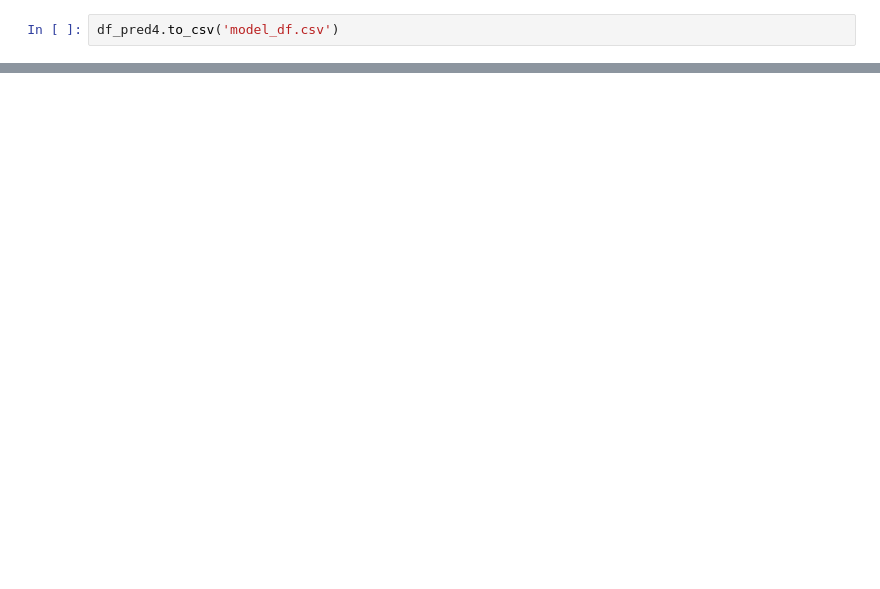
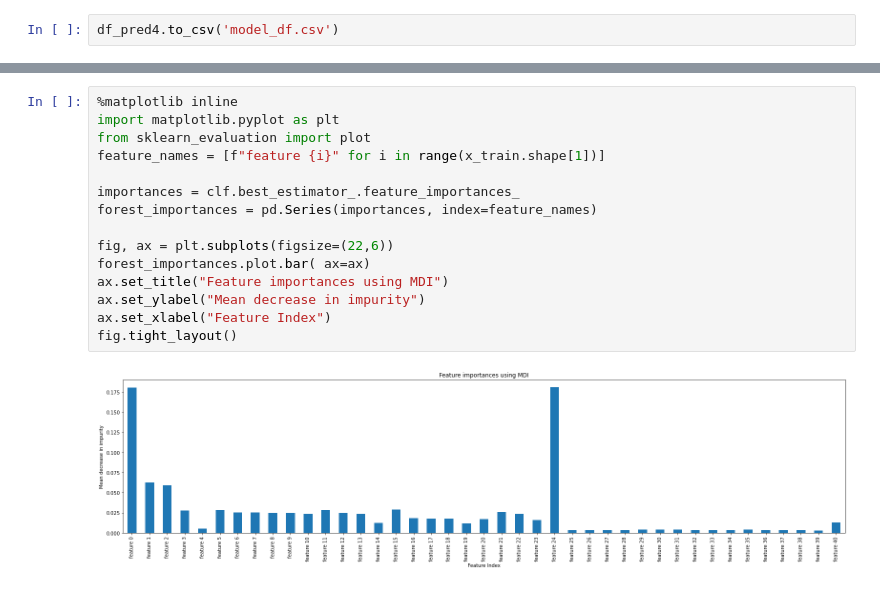
Before and after one commit to PoLabs/Arine, a Jupyter notebook: Arine_technical_assessment.ipynb, the cells around one changed output, grey strips where cells are left out. Cells and saved outputs as stored; diff of their text form; blank space fills up the shorter version.

```diff
--- a/Arine_technical_assessment.ipynb
+++ b/Arine_technical_assessment.ipynb
@@ -291,0 +394,17 @@ Notes:
+# %%
+%matplotlib inline
+import matplotlib.pyplot as plt
+from sklearn_evaluation import plot
+feature_names = [f"feature {i}" for i in range(x_train.shape[1])]
+
+importances = clf.best_estimator_.feature_importances_
+forest_importances = pd.Series(importances, index=feature_names)
+
+fig, ax = plt.subplots(figsize=(22,6))
+forest_importances.plot.bar( ax=ax)
+ax.set_title("Feature importances using MDI")
+ax.set_ylabel("Mean decrease in impurity")
+ax.set_xlabel("Feature Index")
+fig.tight_layout()
+# %% [output]
+[figure, added]
```
Also changed, not shown: parts of 14 cells of this notebook, 3 other files.
